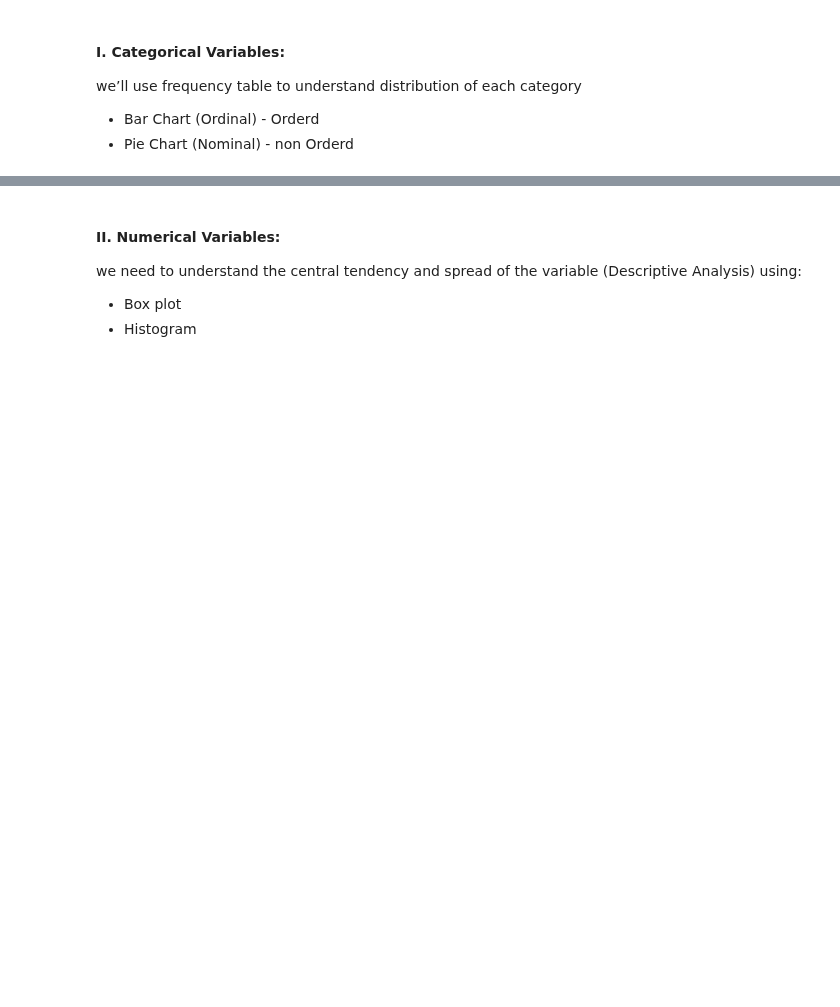
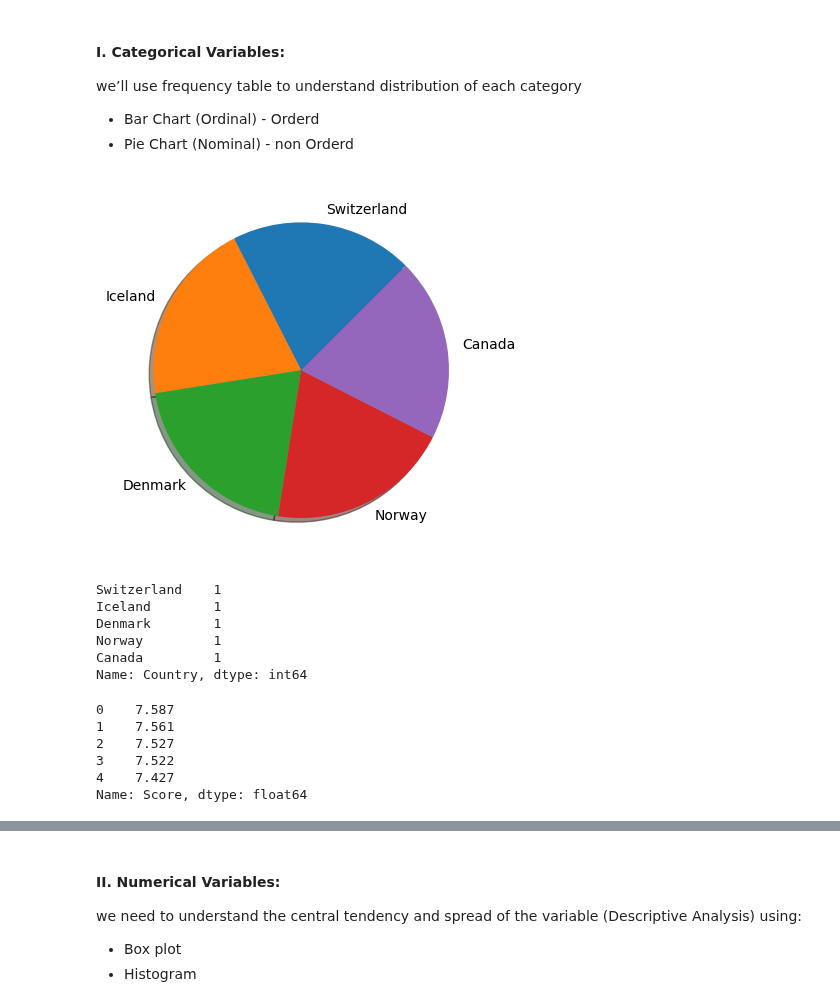
Before and after one commit to Tuwaiq-DS-ML-bootcamp-V-7/Usecase-2, a Jupyter notebook: EDA explain template.ipynb, the cells around one changed output, grey strips where cells are left out. Drawn from its saved outputs; the diff is of its cells as text; code cells hidden in the pictures; blank space fills up the shorter version.

```diff
--- a/EDA explain template.ipynb
+++ b/EDA explain template.ipynb
@@ -625,0 +631,4 @@ yar8.head(22)
+# %%
+yar5.rename(columns={'Country or region': 'Country', 'Happiness Rank': 'Rank',
+                     'Happiness Score': 'Score' }, inplace=True)
+yar5.head(1)
@@ -665,3 +971,34 @@ Method to perform uni-variate analysis will depend on whether the variable type
 we’ll use frequency table to understand distribution of each category
 - Bar Chart (Ordinal) - Orderd
 - Pie Chart (Nominal) - non Orderd
+# %%
+counts_rank = yar5['Country'].head(5).value_counts()
+# %%
+plt.pie(x=counts_rank.values,
+        labels=counts_rank.index,
+        startangle=45,
+        shadow=True,
+       )
+plt.show()
+# %% [output]
+[figure, added]
+# %%
+rank_counts = yar5["Country"].head(5).value_counts()
+rank_counts
+# %% [output]
+Switzerland    1
+Iceland        1
+Denmark        1
+Norway         1
+Canada         1
+Name: Country, dtype: int64
+# %%
+Score_counts = yar5["Score"].head(5)
+Score_counts
+# %% [output]
+0    7.587
+1    7.561
+2    7.527
+3    7.522
+4    7.427
+Name: Score, dtype: float64
```
Also changed, not shown: parts of 85 cells of this notebook, 1 other file.
